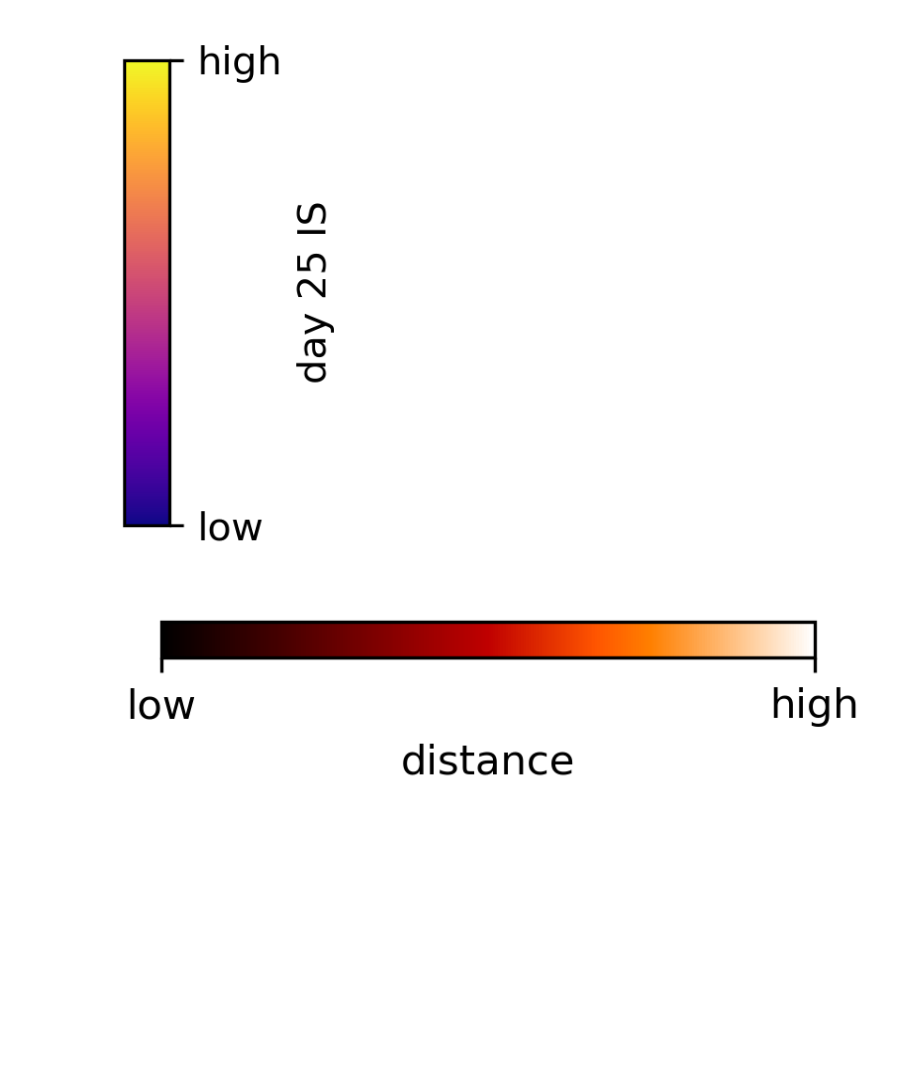
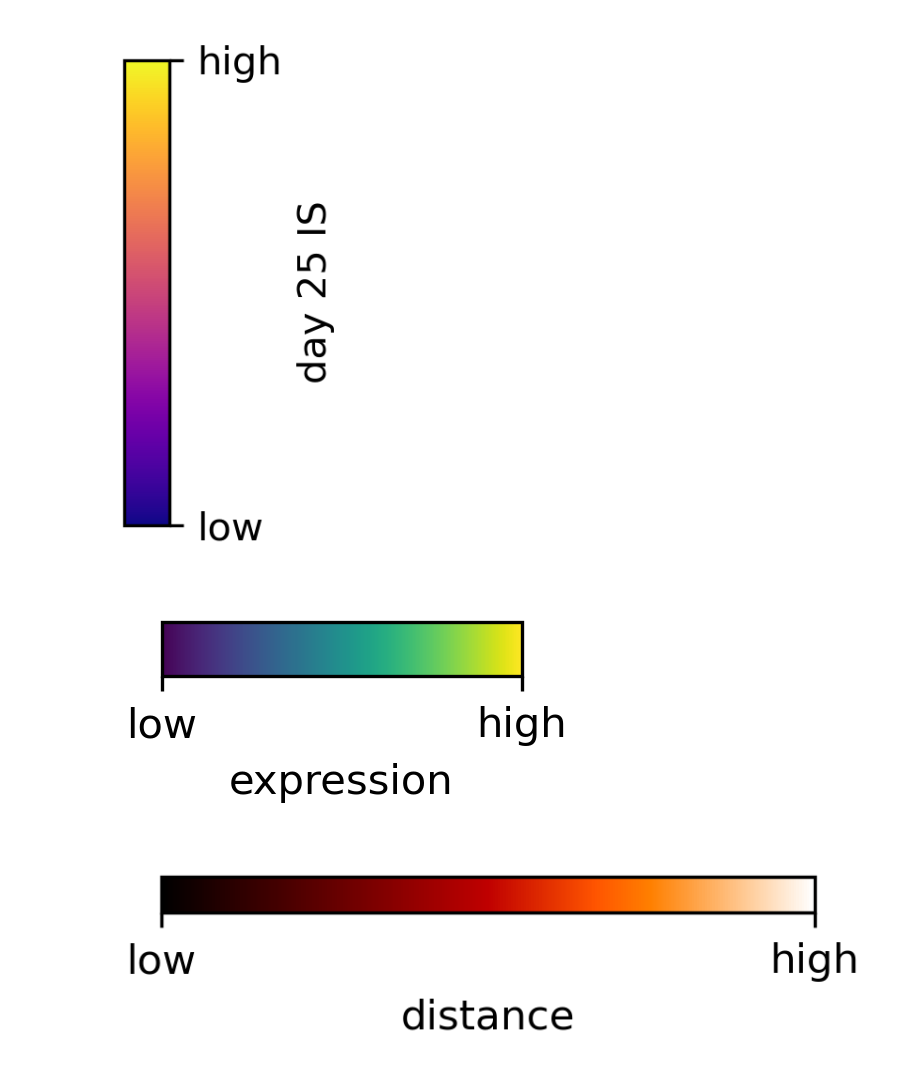
Before and after one commit to CooperStansbury/hematokytos, a Jupyter notebook: notebooks/make_colorbar.ipynb, the cells around one changed output. Drawn from its saved outputs; the diff is of its cells as text; code cells hidden in the pictures; blank space fills up the shorter version.

```diff
--- a/notebooks/make_colorbar.ipynb
+++ b/notebooks/make_colorbar.ipynb
@@ -85,6 +94,15 @@ make_colorbar(cmap, title='centrality', tick_labels=['low',  'high'])
 make_colorbar('plasma', title='day 25 IS', tick_labels=['low',  'high'])
 # %% [output]
 [figure]
+# %%
+make_colorbar_h(
+    'viridis',
+    width=1.5,
+    height=0.3,
+    title='expression',
+    tick_labels=['low',  'high'])
+# %% [output]
+[figure, added]
 # %%
 make_colorbar_h('gist_heat', title='distance', tick_labels=['low',  'high'])
 # %% [output]
```
Also changed, not shown: parts of 1 cell of this notebook, 4 other files.
